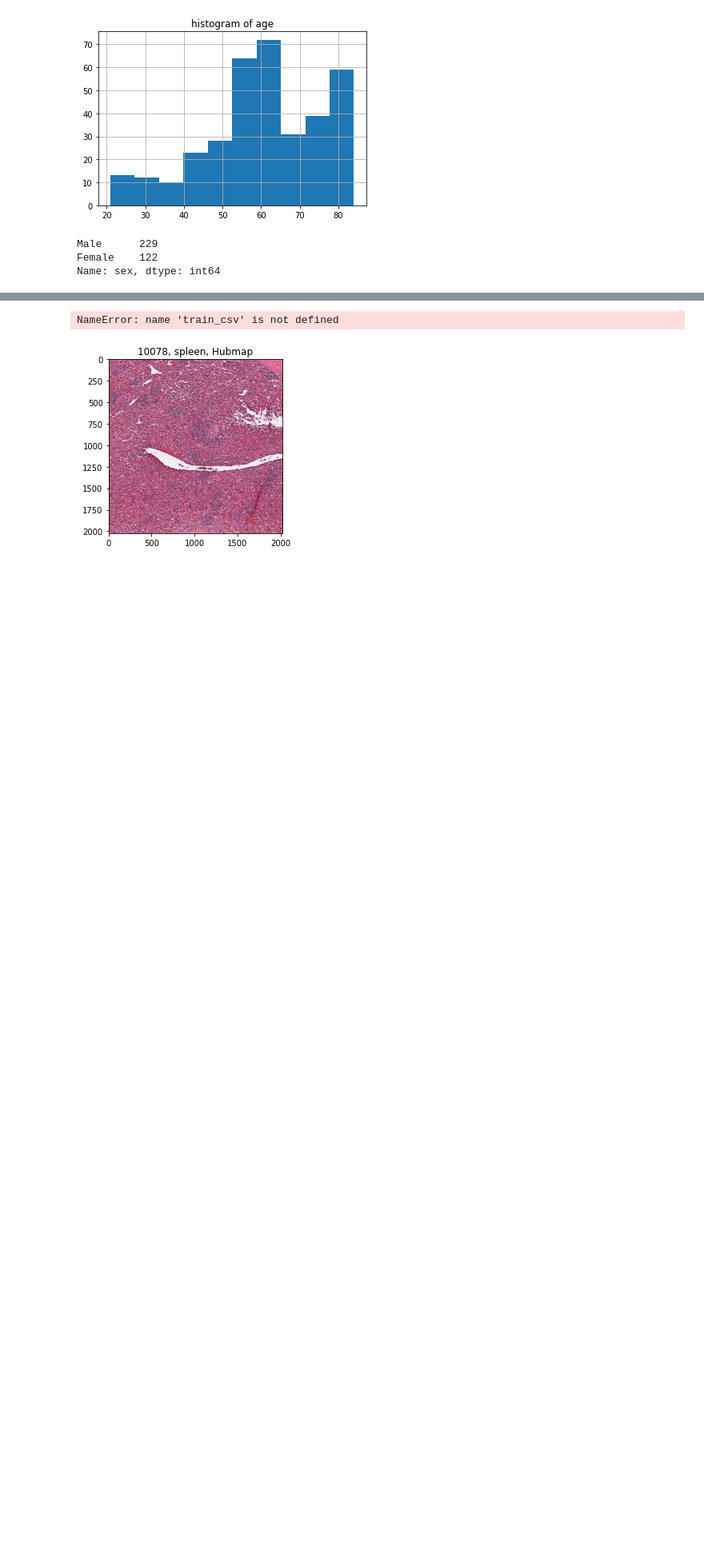
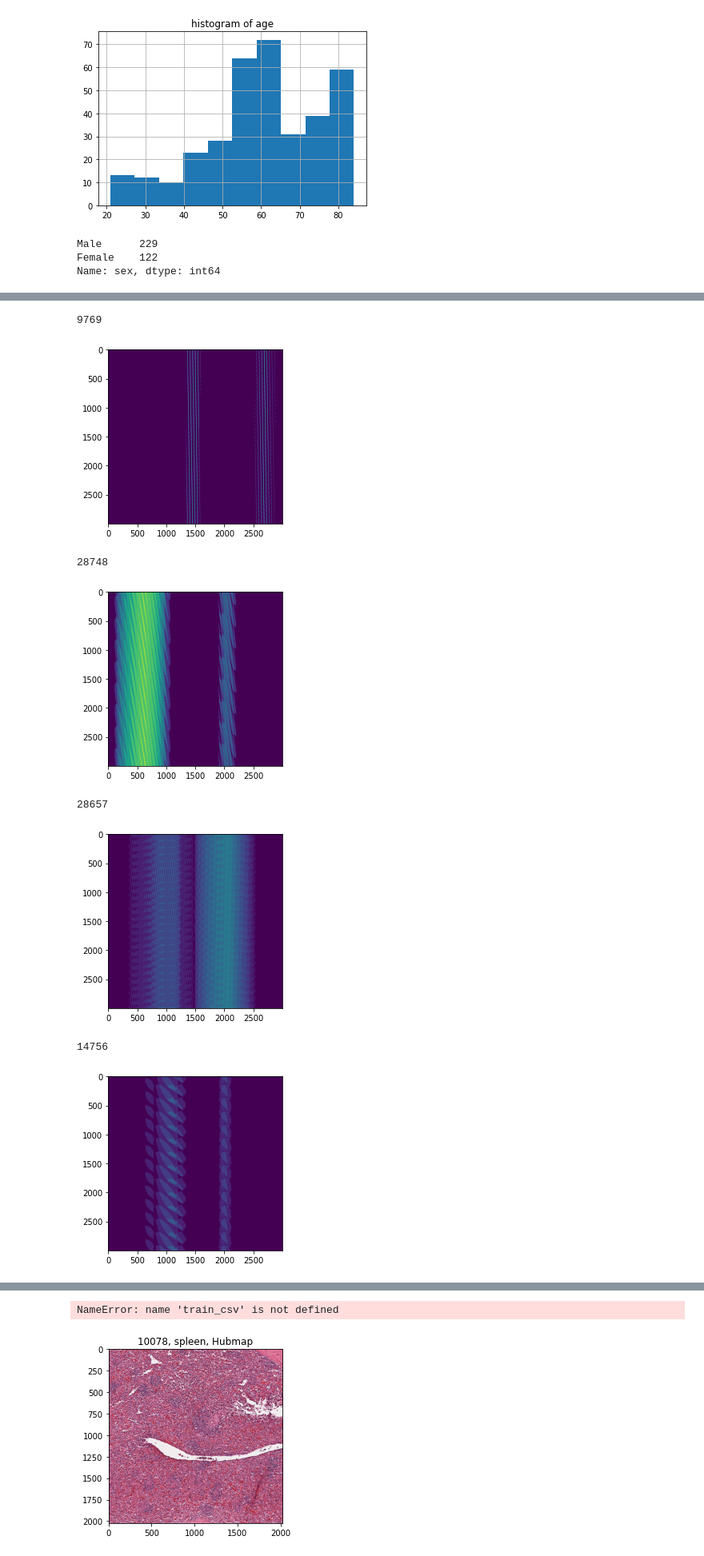
Before and after one commit to KaiMJ/HackingHumanBody, a Jupyter notebook: display.ipynb, the cells around one changed output, grey strips where cells are left out. Shown at 80% size. Cells and saved outputs as stored; diff of their text form; code cells hidden in the pictures; blank space fills up the shorter version.

```diff
--- a/display.ipynb
+++ b/display.ipynb
@@ -69,5 +16,0 @@ train_loader, train_writer, \
-# %%
-for i, data in enumerate(val_loader):
-    image, mask = data['image'].to(DEVICE), data['mask'].to(DEVICE)
-    out = model(image).squeeze(1)
-    break
@@ -175,19 +100,0 @@ def draw_mask_higlight(img, mask):
-# %%
-file = None
-train_csv = pd.read_csv('data/train.csv')
-
-def plot_mask(file):
-    id = int(file.split('/')[-1][:-5])
-    img = plt.imread(file)
-
-    id_row = train_csv[train_csv['id'] == id]
-    mask = rle2mask(id_row.rle.item())
-
-    idx = (mask == 1)
-    img_mask_highlight = img.copy()
-    draw_mask_higlight(img_mask_highlight, mask)
-
-    plt.figure(figsize=(10, 10))
-    plt.imshow(img_mask_highlight)
-    plt.title(f'{id_row.id.item()}, {id_row.organ.item()}, {id_row.data_source.item()}, {id_row.age.item()}, {id_row.sex.item()}')
-    plt.show()
@@ -206,0 +103,3 @@ def find_messed_up_data():
+# %%
+messed_up = np.load('saved/messed_up_ids.npy')
+messed_up
@@ -206,0 +110,21 @@ def find_messed_up_data():
+# %%
+for num in messed_up:
+    path = os.path.join(ROOT_DIR, str(num)+'.tiff')
+    img = plt.imread(path)
+    id_row = train_csv[train_csv['id'] == num]
+    mask = rle2mask(id_row.rle.item())
+    print(num)
+    plt.imshow(mask)
+    plt.show()
+
+# normal
+# 11629, 31800
+# %% [output]
+9769
+[figure, added]
+28748
+[figure, added]
+28657
+[figure, added]
+14756
+[figure, added]
```
Also changed, not shown: parts of 12 cells of this notebook, 8 other files.
